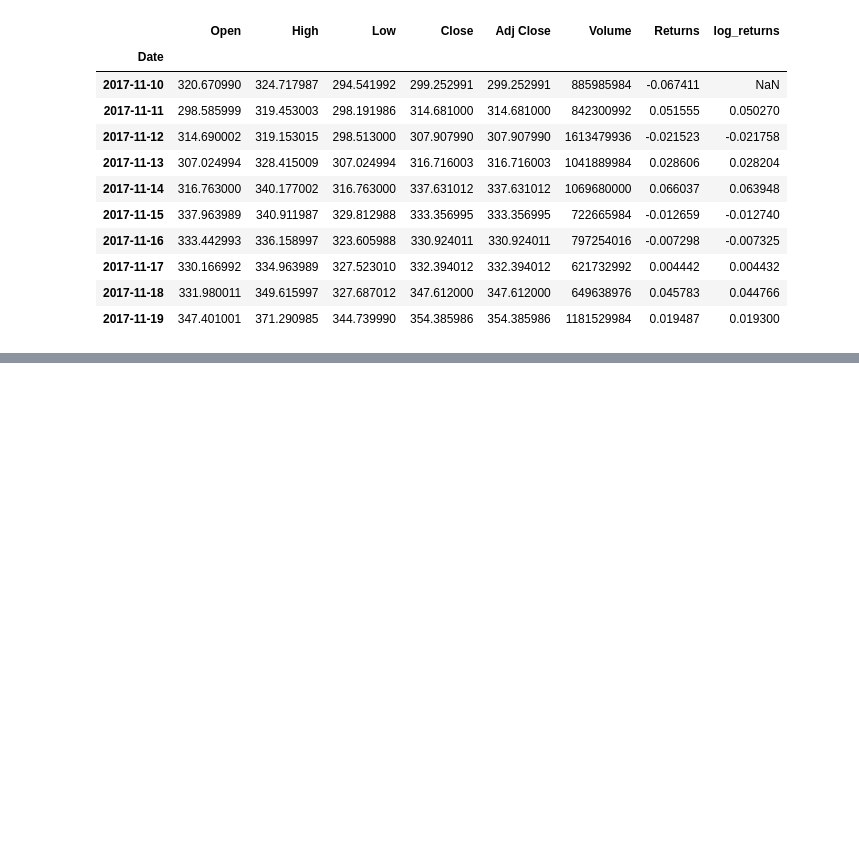
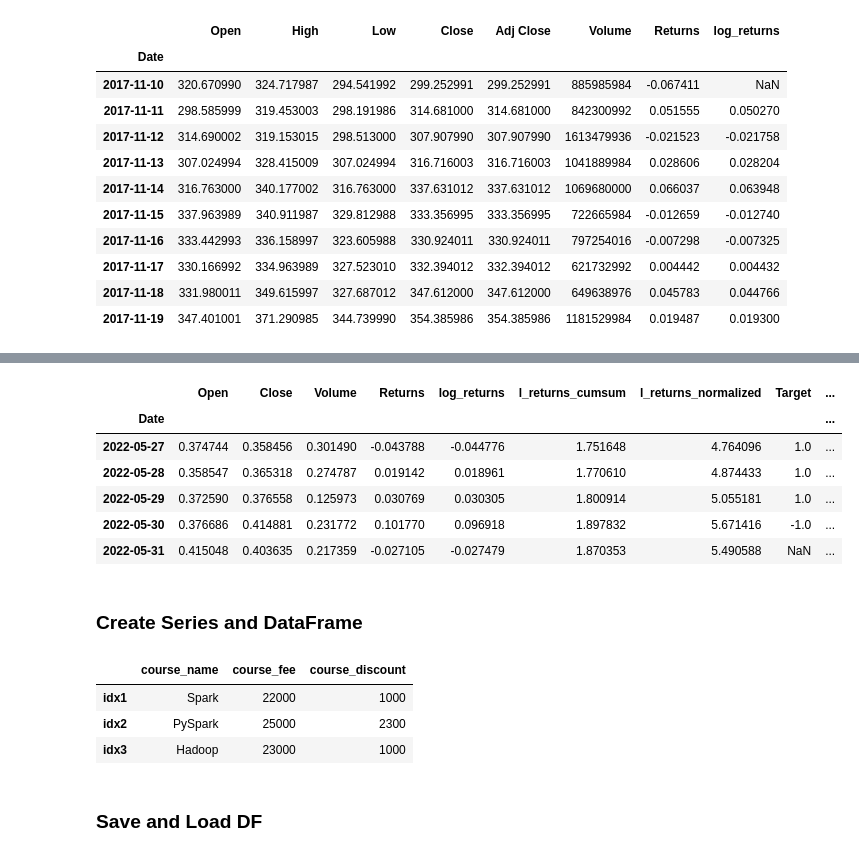
Before and after one commit to KreatorXoX/MLTrade, a Jupyter notebook: primers/2-pandas-101.ipynb, the cells around one changed output, grey strips where cells are left out. Drawn from its saved outputs; the diff is of its cells as text; code cells hidden in the pictures; blank space fills up the shorter version.

```diff
--- a/primers/2-pandas-101.ipynb
+++ b/primers/2-pandas-101.ipynb
@@ -118,0 +216,42 @@ df.head(5)
+# %%
+# extract just one item from the dataframe
+
+price = example_df['Close'].iloc[3:4].item()
+price
+
+# multiple adjustments
+
+modified_df = example_df.copy()
+modified_df[['Open','Close','Volume']] = modified_df[['Open','Close','Volume']] / modified_df[['Open','Close','Volume']].max()
+# get the specified columns and divide them by their corresponding max value which is usefull for scaling
+modified_df.tail(5)
+# %% [output]
+|  | Open | Close | Volume | Returns | log_returns | l_returns_cumsum | l_returns_normalized | Target | ... |
+| Date |  |  |  |  |  |  |  |  | ... |
+| 2022-05-27 | 0.374744 | 0.358456 | 0.301490 | -0.043788 | -0.044776 | 1.751648 | 4.764096 | 1.0 | ... |
+| 2022-05-28 | 0.358547 | 0.365318 | 0.274787 | 0.019142 | 0.018961 | 1.770610 | 4.874433 | 1.0 | ... |
+| 2022-05-29 | 0.372590 | 0.376558 | 0.125973 | 0.030769 | 0.030305 | 1.800914 | 5.055181 | 1.0 | ... |
+| 2022-05-30 | 0.376686 | 0.414881 | 0.231772 | 0.101770 | 0.096918 | 1.897832 | 5.671416 | -1.0 | ... |
+| 2022-05-31 | 0.415048 | 0.403635 | 0.217359 | -0.027105 | -0.027479 | 1.870353 | 5.490588 | NaN | ... |
+# %% [markdown]
+### Create Series and DataFrame
+# %%
+# create series, name them and give custom idx if not provided it will be indexed to 0,1,2...
+
+idx_labels = ['idx1','idx2','idx3']
+
+courses = pd.Series(["Spark","PySpark","Hadoop"],name='course_name',index=idx_labels)
+fees = pd.Series([22000,25000,23000],name='course_fee',index=idx_labels)
+discount  = pd.Series([1000,2300,1000],name='course_discount',index=idx_labels)
+
+concated_series = pd.concat([courses,fees,discount],axis=1)
+
+created_df = pd.DataFrame(concated_series)
+created_df
+# %% [output]
+|  | course_name | course_fee | course_discount |
+| idx1 | Spark | 22000 | 1000 |
+| idx2 | PySpark | 25000 | 2300 |
+| idx3 | Hadoop | 23000 | 1000 |
+# %% [markdown]
+### Save and Load DF
```
Also changed, not shown: parts of 13 cells of this notebook, 1 other file.
